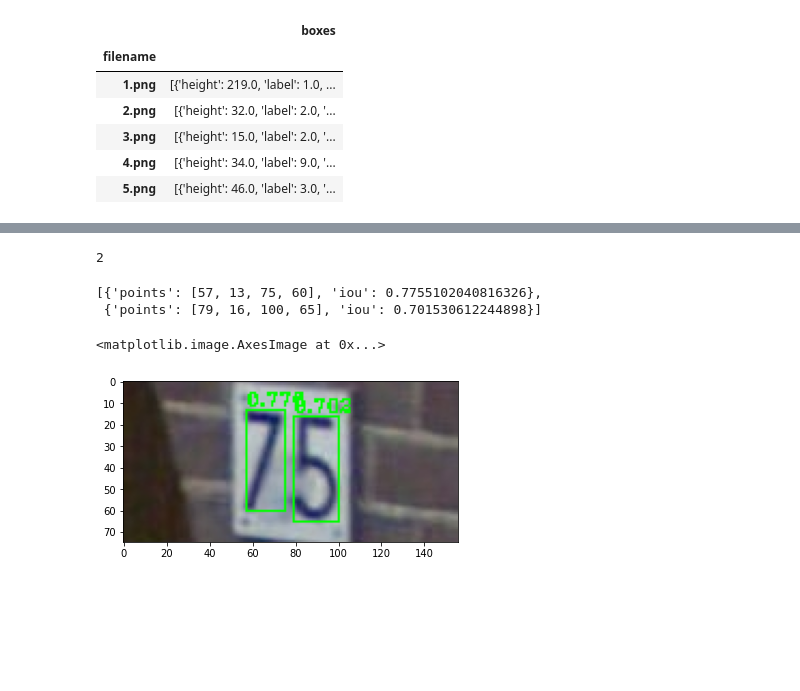
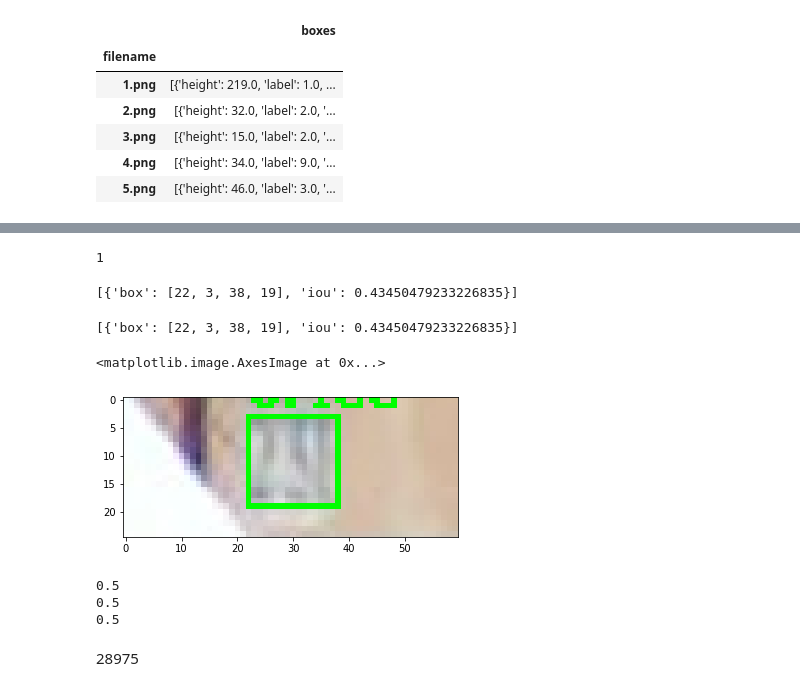
Before and after one commit to OmarElbanna/Street_View_House_Numbers_SVHN_Recognition, a Jupyter notebook: iou.ipynb, the cells around one changed output, grey strips where cells are left out. Cells and saved outputs as stored; diff of their text form; code cells hidden in the pictures; blank space fills up the shorter version.

```diff
--- a/iou.ipynb
+++ b/iou.ipynb
@@ -95,0 +103,4 @@ pred_contours
+# %%
+filtered_contours = removeDuplicates(pred_contours)
+
+filtered_contours
@@ -96,5 +109,5 @@ pred_contours
 # %%
-digitStruct = pd.read_json('digitStruct.json')
+digitStruct = pd.read_json('data/train/digitStruct.json')
 
 digitStruct.set_index('filename', inplace=True)
 
@@ -159,26 +151,56 @@ def bb_intersection_over_union(boxA, boxB):
 # %%
 match_contours = []
-for contour in pred_contours:
+for contour in filtered_contours:
     for gt_contour in gt_contours:
         iou = bb_intersection_over_union(contour, gt_contour)
-        if iou > 0.5:
-            match_contours.append({'points': contour, 'iou':iou})
+        if iou > 0.4:
+            match_contours.append({'box': contour, 'iou':iou})
 
 print(len(match_contours))
 match_contours
 # %% [output]
-2
+1
-[{'points': [57, 13, 75, 60], 'iou': 0.7755102040816326},
- {'points': [79, 16, 100, 65], 'iou': 0.701530612244898}]
+[{'box': [22, 3, 38, 19], 'iou': 0.43450479233226835}]
+# %%
+# Corner Case: Matched contours > the actual digits in image ()
+if len(match_contours) > len(gt_contours):
+    match_contours = sorted(match_contours, key=lambda c: c['iou'], reverse=True)
+    match_contours = match_contours[:len(gt_contours)]
+match_contours
+# %% [output]
+[{'box': [22, 3, 38, 19], 'iou': 0.43450479233226835}]
 # %%
 match_boxes = img.copy()
 for contour in match_contours:
-    [x1, y1, x2, y2] = contour['points']
+    [x1, y1, x2, y2] = contour['box']
     cv2.rectangle(match_boxes, (x1,y1), (x2,y2), (0,255,0), 1)
 
     cv2.putText(match_boxes, "{:.3f}".format(contour['iou']), (x1, y1-2), cv2.FONT_HERSHEY_TRIPLEX, 0.3, (0, 255, 0), 1)
 
 plt.imshow(cv2.cvtColor(match_boxes, cv2.COLOR_BGR2RGB))
 # %% [output]
 <matplotlib.image.AxesImage at 0x...>
-[figure, old version]
+[figure, new version]
+# %%
+true_pos = len(match_contours)
+false_pos = len(filtered_contours) - len(match_contours)
+false_neg = len(gt_contours) - len(match_contours)
+
+precision = true_pos / (true_pos + false_pos)
+
+recall = true_pos / (true_pos + false_neg)
+
+if true_pos == 0:
+    f1_score = 0
+else:
+    f1_score = (2*precision*recall) / (precision+recall)
+
+print(precision)
+print(recall)
+print(f1_score)
+# %% [output]
+0.5
+0.5
+0.5
+# %% [markdown]
+28975
```
Also changed, not shown: parts of 15 cells of this notebook, 2 other files.
